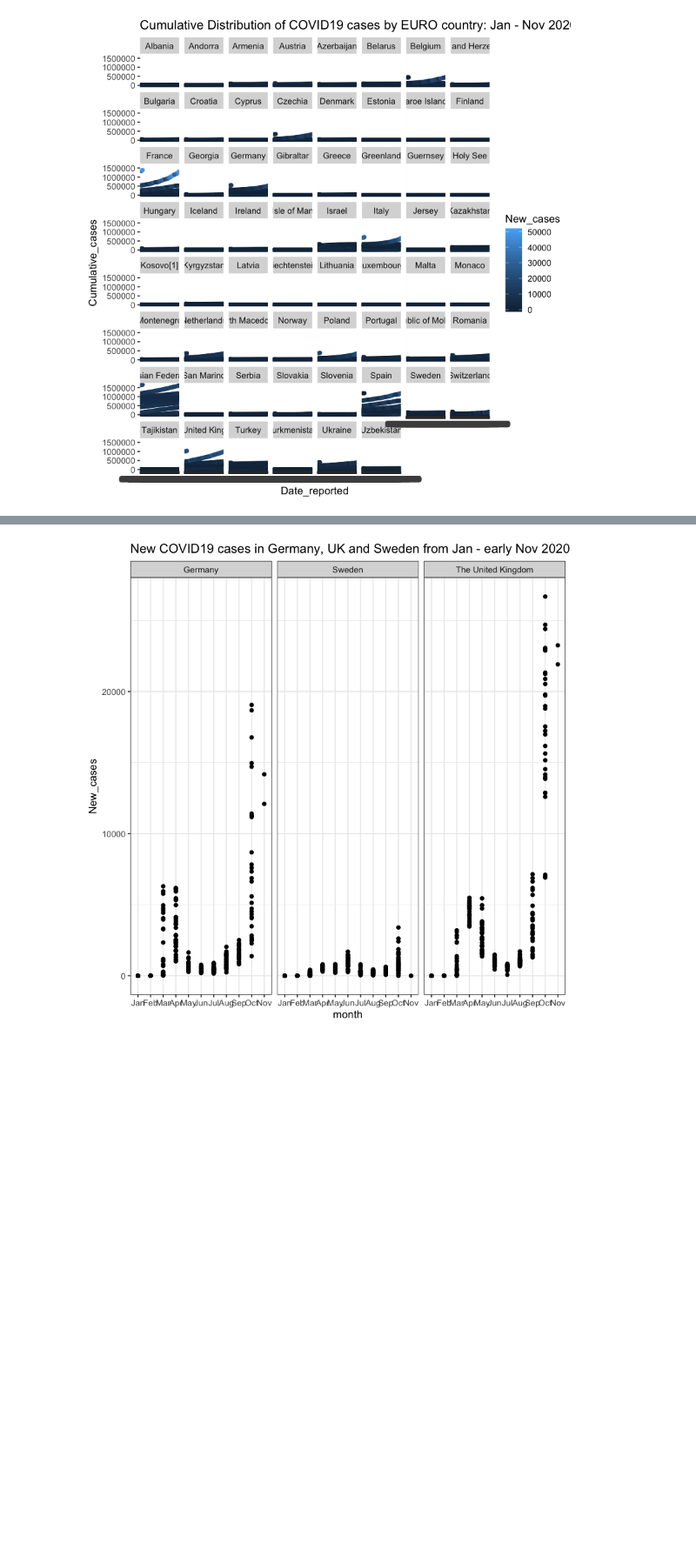
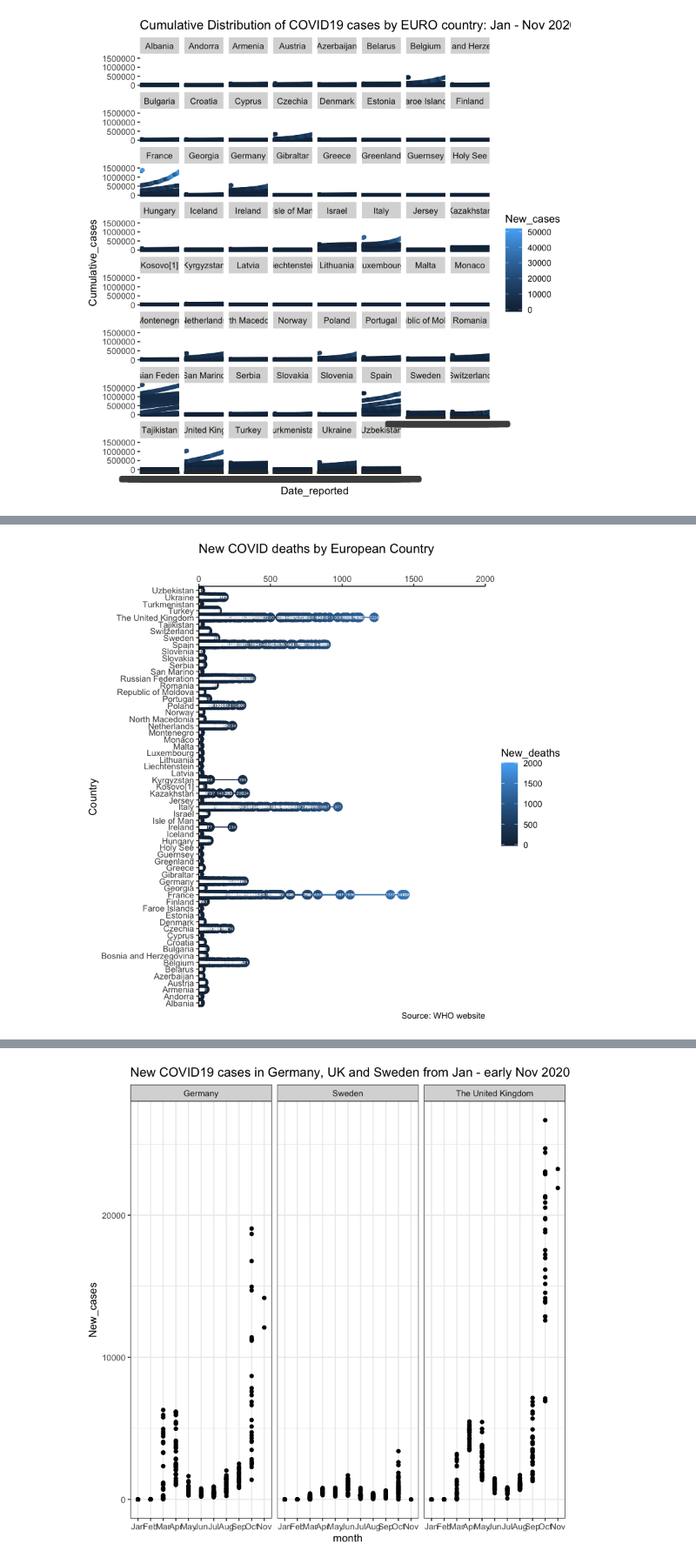
Before and after one commit to ada-nwobodo/COVID19-Prediction-Project-, a Jupyter notebook: COVID-19PredictionProject.ipynb, the cells around one changed output, grey strips where cells are left out. Shown at 87% size. Saved outputs shown, nothing was run; the diff lists cells and outputs as text; code cells hidden in the pictures; blank space fills up the shorter version.

Commit message:
Explanatory plot
Explanatory plot introduced showing COVID mortality case numbers by European country

```diff
--- a/COVID-19PredictionProject.ipynb
+++ b/COVID-19PredictionProject.ipynb
@@ -354,3 +354,7 @@ ggplot(WHO_COVID19_EURO, aes(x = Date_reported, y = Cumulative_cases, color = Ne
     ggtitle("Cumulative Distribution of COVID19 cases by EURO country: Jan - Nov 2020")
 # %% [output]
 [figure]
+# %%
+# Explanatory plot of New COVID deaths by European Country
+ggplot(WHO_COVID19_EURO, aes(x = New_deaths, y = Country, colour = New_deaths)) + geom_point(size = 4) + geom_segment(aes(xend = 10, yend = Country)) + geom_text(aes(label = New_deaths), colour = 'white', size = 1.5) + scale_x_continuous("", expand = c(0,0), limits = c(0, 2000), position = "top") + labs(title = "New COVID deaths by European Country", caption = "Source: WHO website") + theme_classic()
+# %% [output]
@@ -357,3 +365,4 @@ ggplot(WHO_COVID19_EURO, aes(x = Date_reported, y = Cumulative_cases, color = Ne
+[figure, added]
 # %%
 WHO_COVID19_EURO_DATES <- WHO_COVID19_EURO %>%
     mutate(wday = wday(Date_reported, label = TRUE), month = month(Date_reported, label = TRUE))
```
Also changed, not shown: parts of 1 cell of this notebook, 2 other files.
